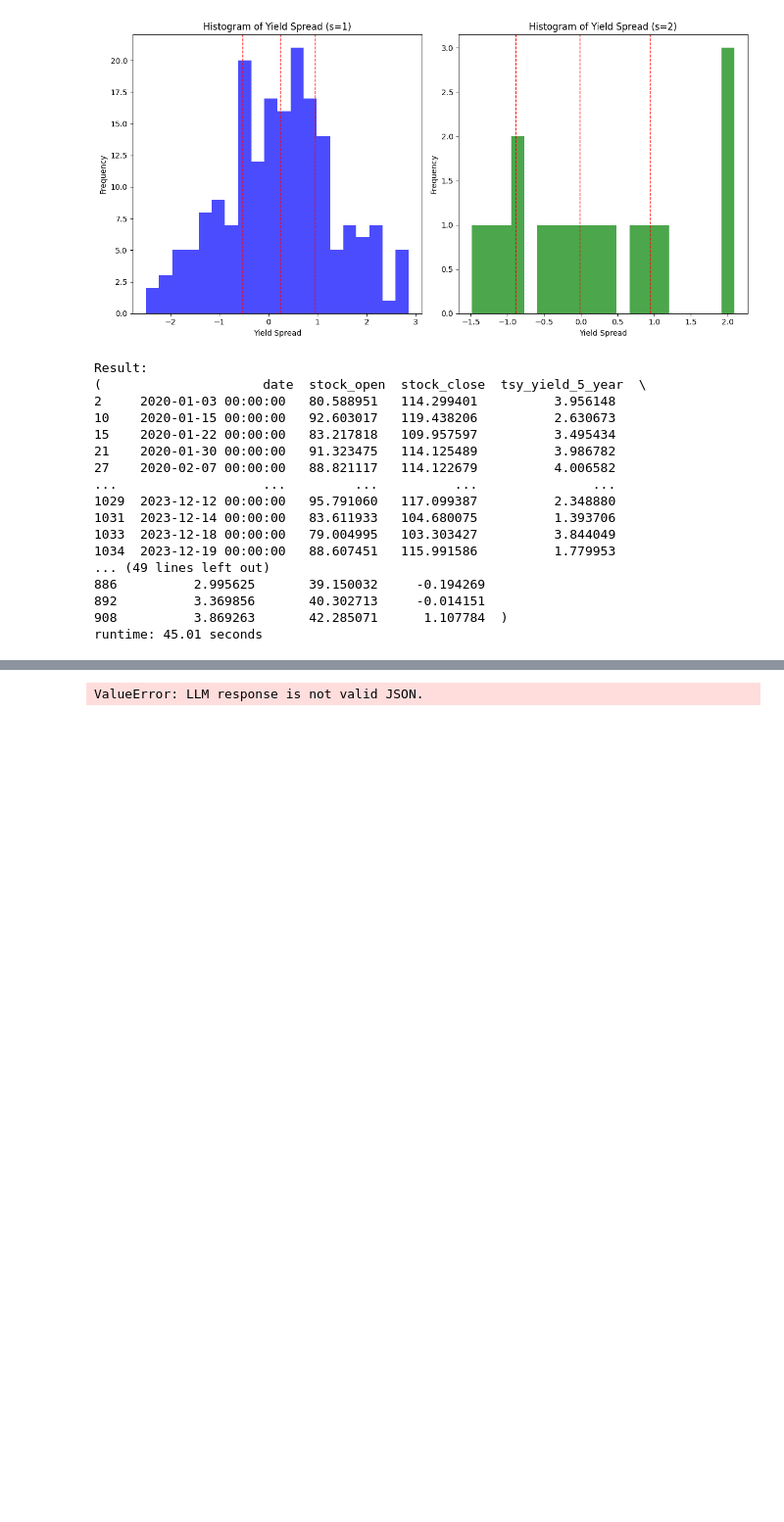
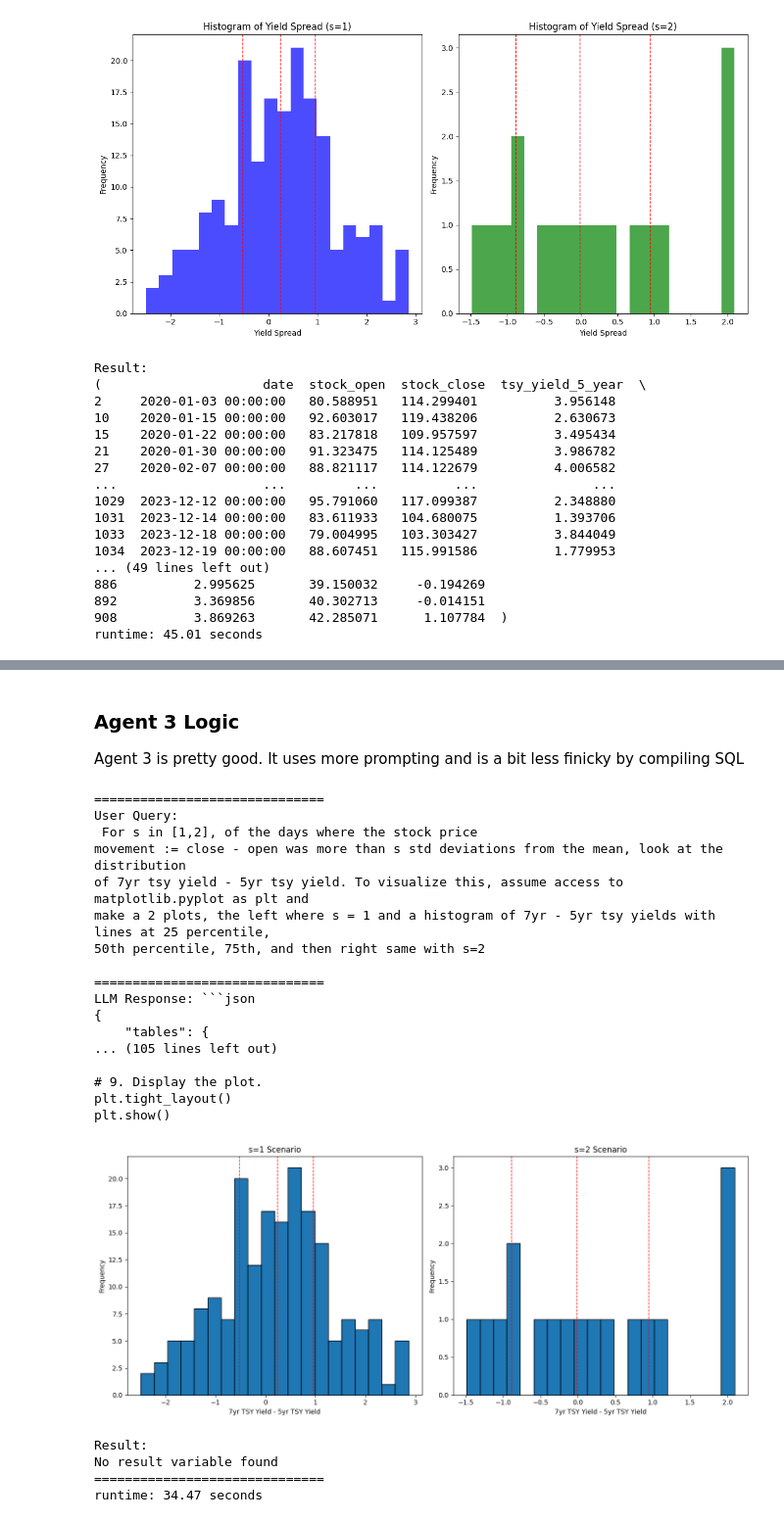
Before and after one commit to bour278/text2sql, a Jupyter notebook: src/agents/basic_agent.ipynb, the cells around one changed output, grey strips where cells are left out. Shown: that part at 98% size. Saved outputs shown, nothing was run; the diff lists cells and outputs as text; code cells hidden in the pictures; blank space fills up the shorter version.

````diff
--- a/src/agents/basic_agent.ipynb
+++ b/src/agents/basic_agent.ipynb
@@ -129,15 +129,35 @@ def get_schema_context(config):
     )
     return schema_context
 
-def extract_query(response: str, sql=True) -> str:
-    pattern = r'```sql\n(.*?)\n```' if sql else r'```python\n(.*?)\n```'
-    matches = re.findall(pattern, response, re.DOTALL)
-    if matches:
-        return matches[0].strip()
+import re
 
-    print(f'Extracting Query Failed: returning response.strip(): \n {response.strip()}')
-    ### if no matches
-    return response.strip()
+def extract_query(response, type='sql'):
+    """
+    Extracts a query from a given response, formatted as:
+        ```{type}
+        {query}
+        ```
+    If the query is found, it returns the query. Otherwise, it prints an error message and
+    returns the stripped response.
+
+    Args:
+        response (str): The response string to search in.
+        type (str): The type of the query to look for (e.g., 'sql').
+
+    Returns:
+        str: The extracted query or the full stripped response if extraction fails.
+    """
+    # regex pattern to match the desired query block
+    pattern = rf"```{type}\s+([\s\S]*?)\s+```"
+    match = re.search(pattern, response)
+
+    if match:
+        # return the extracted query if found
+        return match.group(1).strip()
+    else:
+        # print error message and return stripped response
+        print(f"Extracting Query Failed: returning response.strip():\n{response.strip()}")
+        return response.strip()
 # %%
 def execute_sql1(user_query, config):
     """generate and execute sql"""
@@ -206,7 +226,7 @@ def execute_python1(user_query, df, config):
     df.head: \n{df.head()}
     '''
 
-    code = extract_query(config.llm.invoke(python_prompt).content, sql=False)
+    code = extract_query(config.llm.invoke(python_prompt).content, type='python')
     print(f'Python Code:\n {code}')
 
     namespace = {'pd': pd, 'np': np, 'df': df}
@@ -663,3 +671,7 @@ join : (table 1, table 1 on, table 2, table 2 on, type)
+# %% [markdown]
+### Agent 3 Logic
+
+Agent 3 is pretty good. It uses more prompting and is a bit less finicky by compiling SQL
 # %%
 def run_agent3(user_query, config=config):
     """main function to run agent 2"""
@@ -900,10 +931,33 @@ def execute_python2(py_prompt, df, config):
     print(f'Result:\n{result}')
     return result
 # %%
-get_sql_json3('''For s in [1,2], of the days where the stock price
+user_query = '''For s in [1,2], of the days where the stock price
 movement := close - open was more than s std deviations from the mean, look at the distribution
 of 7yr tsy yield - 5yr tsy yield. To visualize this, assume access to matplotlib.pyplot as plt and
 make a 2 plots, the left where s = 1 and a histogram of 7yr - 5yr tsy yields with lines at 25 percentile,
-50th percentile, 75th, and then right same with s=2''',config)
+50th percentile, 75th, and then right same with s=2
+'''
+result = run_agent3(user_query, config)
 # %% [output]
-ValueError: LLM response is not valid JSON.
+==============================
+User Query:
+ For s in [1,2], of the days where the stock price
+movement := close - open was more than s std deviations from the mean, look at the distribution
+of 7yr tsy yield - 5yr tsy yield. To visualize this, assume access to matplotlib.pyplot as plt and
+make a 2 plots, the left where s = 1 and a histogram of 7yr - 5yr tsy yields with lines at 25 percentile,
+50th percentile, 75th, and then right same with s=2
+
+==============================
+LLM Response: ```json
+{
+    "tables": {
+... (105 lines left out)
+
+# 9. Display the plot.
+plt.tight_layout()
+plt.show()
+[figure, added]
+Result:
+No result variable found
+==============================
+runtime: 34.47 seconds
````
Also changed, not shown: parts of 3 cells of this notebook.
